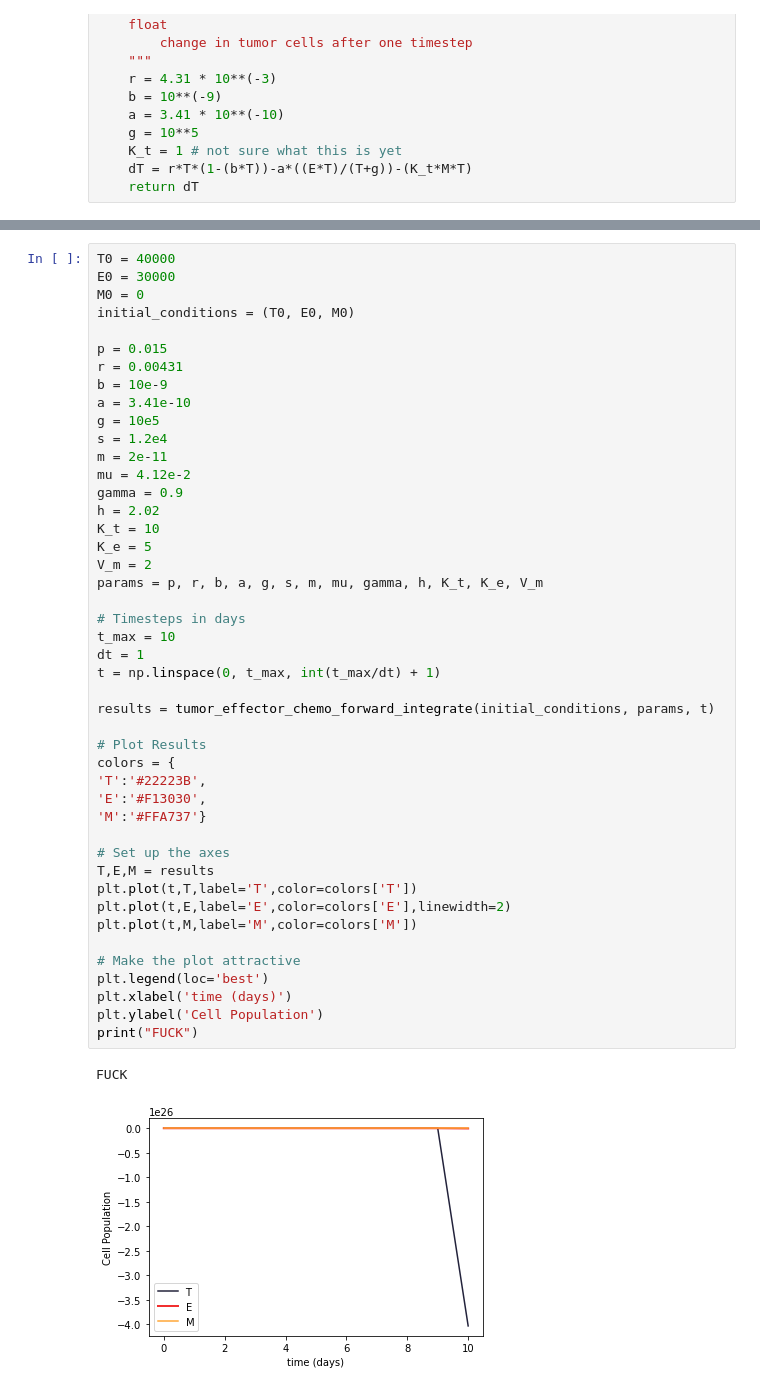
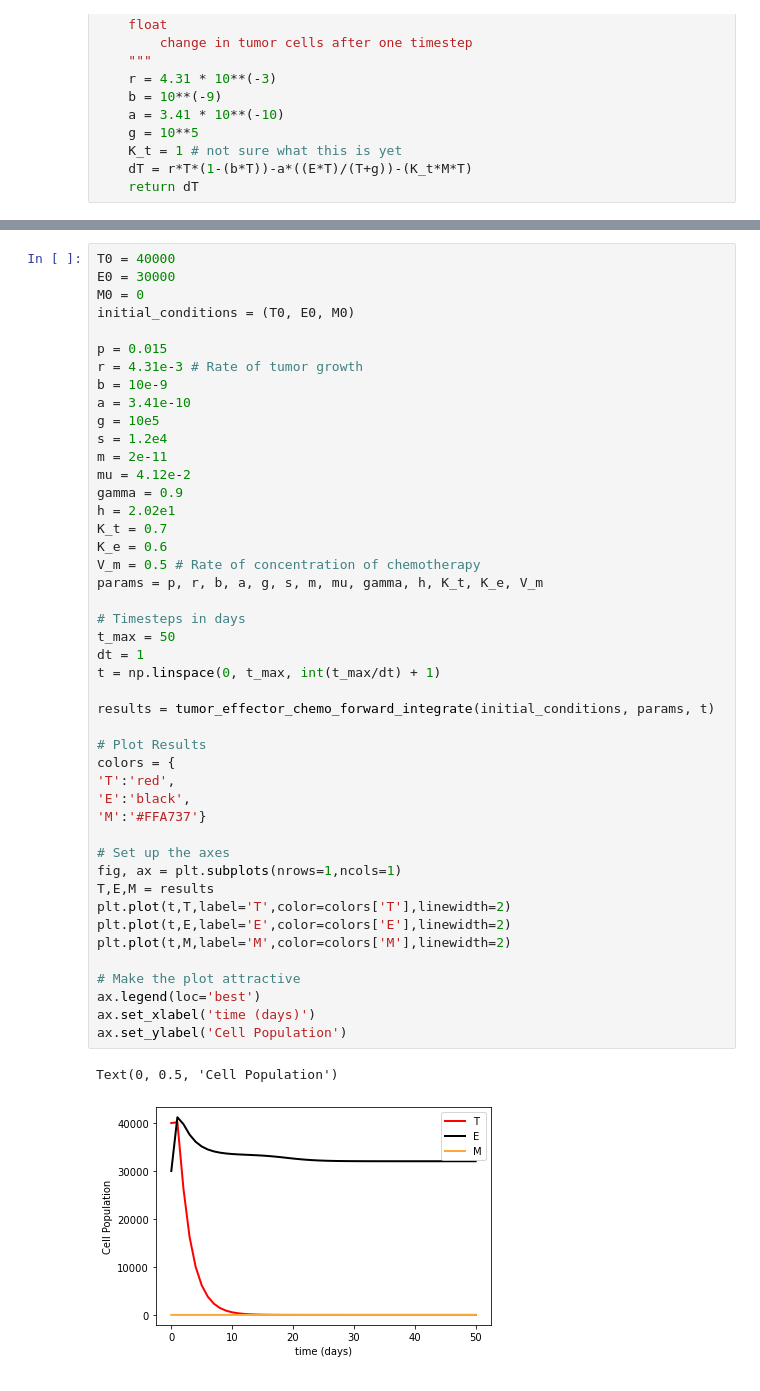
Before and after one commit to CSCI-4314-Final-Project/rk4-solver, a Jupyter notebook: tumor_rk4_simulation.ipynb, the cells around one changed output, grey strips where cells are left out. Drawn from its saved outputs; the diff is of its cells as text.

Commit message:
Added code to mirror paper's plots

```diff
--- a/tumor_rk4_simulation.ipynb
+++ b/tumor_rk4_simulation.ipynb
@@ -73,46 +73,46 @@ T0 = 40000
 E0 = 30000
 M0 = 0
 initial_conditions = (T0, E0, M0)
 
 p = 0.015
-r = 0.00431
+r = 4.31e-3 # Rate of tumor growth
 b = 10e-9
 a = 3.41e-10
 g = 10e5
 s = 1.2e4
 m = 2e-11
 mu = 4.12e-2
 gamma = 0.9
-h = 2.02
-K_t = 10
-K_e = 5
-V_m = 2
+h = 2.02e1
+K_t = 0.7
+K_e = 0.6
+V_m = 0.5 # Rate of concentration of chemotherapy
 params = p, r, b, a, g, s, m, mu, gamma, h, K_t, K_e, V_m
 
 # Timesteps in days
-t_max = 10
+t_max = 50
 dt = 1
 t = np.linspace(0, t_max, int(t_max/dt) + 1)
 
 results = tumor_effector_chemo_forward_integrate(initial_conditions, params, t)
 
 # Plot Results
 colors = {
-'T':'#22223B',
-'E':'#F13030',
+'T':'red',
+'E':'black',
 'M':'#FFA737'}
 
 # Set up the axes
+fig, ax = plt.subplots(nrows=1,ncols=1)
 T,E,M = results
-plt.plot(t,T,label='T',color=colors['T'])
+plt.plot(t,T,label='T',color=colors['T'],linewidth=2)
 plt.plot(t,E,label='E',color=colors['E'],linewidth=2)
-plt.plot(t,M,label='M',color=colors['M'])
+plt.plot(t,M,label='M',color=colors['M'],linewidth=2)
 
 # Make the plot attractive
-plt.legend(loc='best')
-plt.xlabel('time (days)')
-plt.ylabel('Cell Population')
-print("FUCK")
+ax.legend(loc='best')
+ax.set_xlabel('time (days)')
+ax.set_ylabel('Cell Population')
 # %% [output]
-FUCK
+Text(0, 0.5, 'Cell Population')
-[figure, old version]
+[figure, new version]
```
Also changed, not shown: parts of 3 cells of this notebook.
